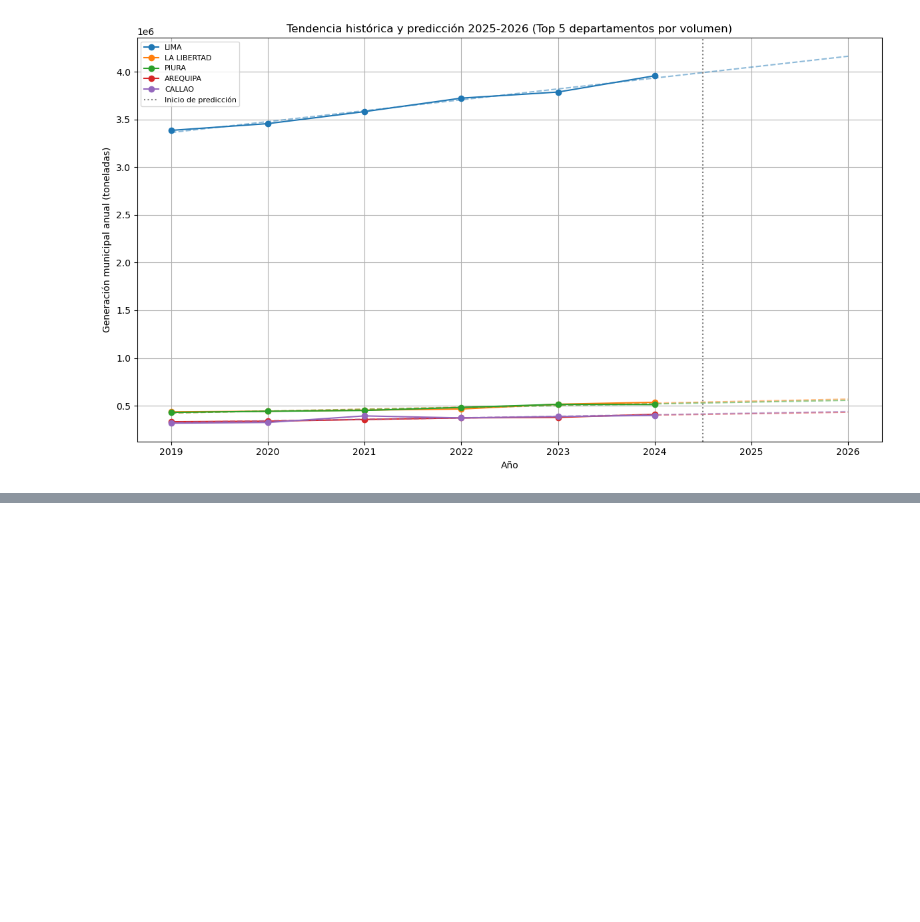
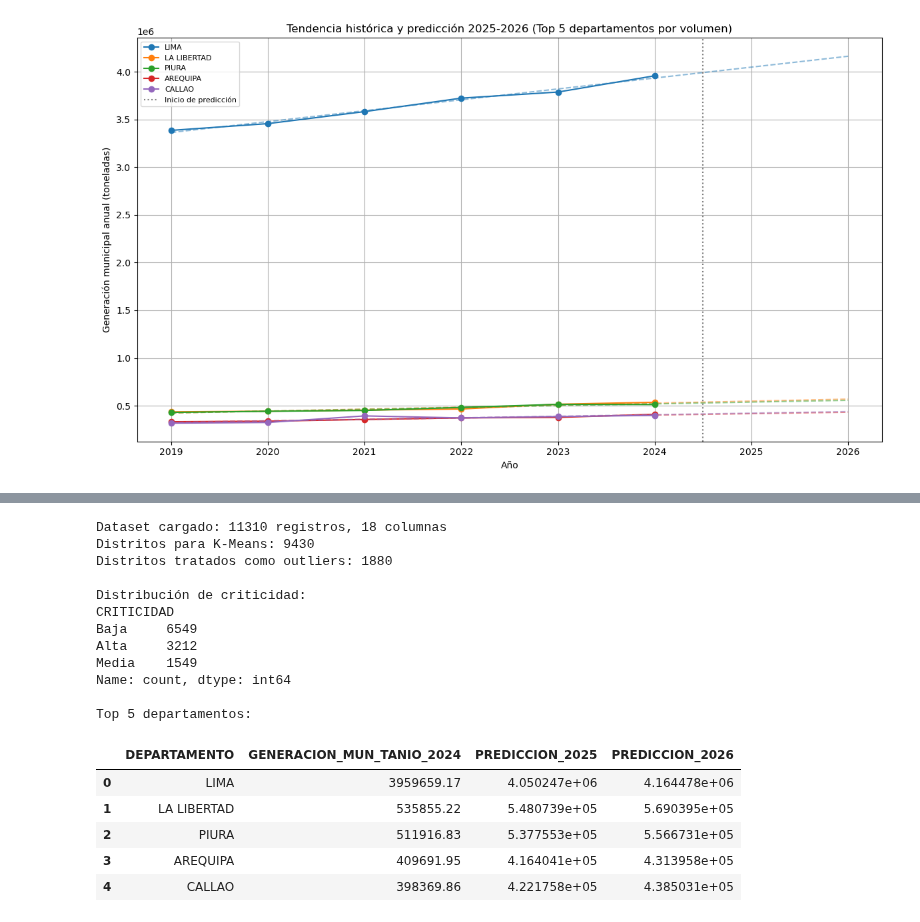
Before and after one commit to daJackLy/agente_residuos, a Jupyter notebook: agente_residuos.ipynb, the cells around one changed output, grey strips where cells are left out. Drawn from its saved outputs; the diff is of its cells as text; code cells hidden in the pictures; blank space fills up the shorter version.

```diff
--- a/agente_residuos.ipynb
+++ b/agente_residuos.ipynb
@@ -596,0 +608,41 @@ df_resultados_mostrar.head(10)
+# %%
+from agente_residuos import AgenteResiduos
+
+agente = AgenteResiduos(
+    ruta_csv="data/dataset_generacion_anual_de_residuos_solidos_domiciliarios_y_municipales.csv",
+    separar_outliers=True
+)
+
+df_agente = agente.percibir()
+print(f"Dataset cargado: {df_agente.shape[0]} registros, {df_agente.shape[1]} columnas")
+
+agente.procesar()
+print(f"Distritos para K-Means: {len(agente.gestor_datos.df_normal)}")
+print(f"Distritos tratados como outliers: {len(agente.gestor_datos.df_outliers)}")
+
+df_clasificado_agente = agente.clasificar()
+print("\nDistribución de criticidad:")
+print(df_clasificado_agente["CRITICIDAD"].value_counts())
+
+df_predicciones_agente = agente.predecir()
+print("\nTop 5 departamentos:")
+df_predicciones_agente.head(5)[["DEPARTAMENTO", "GENERACION_MUN_TANIO_2024", "PREDICCION_2025", "PREDICCION_2026"]]
+# %% [output]
+Dataset cargado: 11310 registros, 18 columnas
+Distritos para K-Means: 9430
+Distritos tratados como outliers: 1880
+
+Distribución de criticidad:
+CRITICIDAD
+Baja     6549
+Alta     3212
+Media    1549
+Name: count, dtype: int64
+
+Top 5 departamentos:
+|  | DEPARTAMENTO | GENERACION_MUN_TANIO_2024 | PREDICCION_2025 | PREDICCION_2026 |
+| 0 | LIMA | 3959659.17 | 4.050247e+06 | 4.164478e+06 |
+| 1 | LA LIBERTAD | 535855.22 | 5.480739e+05 | 5.690395e+05 |
+| 2 | PIURA | 511916.83 | 5.377553e+05 | 5.566731e+05 |
+| 3 | AREQUIPA | 409691.95 | 4.164041e+05 | 4.313958e+05 |
+| 4 | CALLAO | 398369.86 | 4.221758e+05 | 4.385031e+05 |
```
Also changed, not shown: parts of 1 cell of this notebook, 1 other file.
